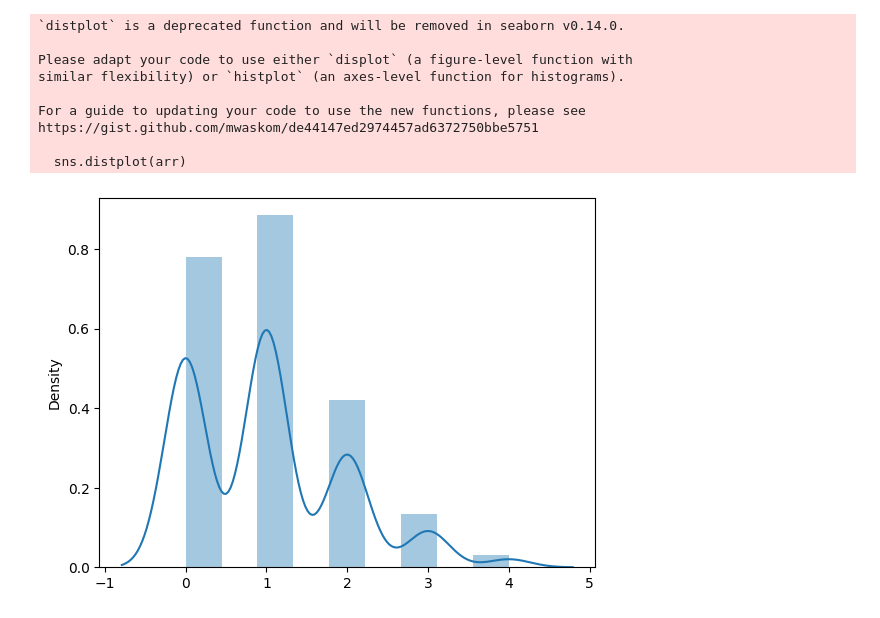
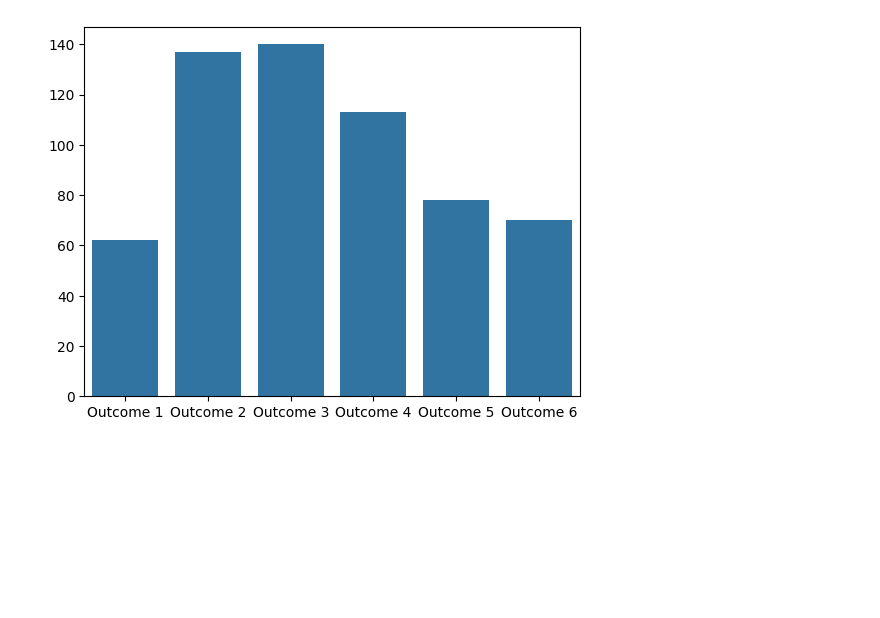
Before and after one commit to piotrpaslawski/python-refresher, a Jupyter notebook: data_distribution_repetition.ipynb, the cells around one changed output. Saved outputs shown, nothing was run; the diff lists cells and outputs as text; code cells hidden in the pictures; blank space fills up the shorter version.

```diff
--- a/data_distribution_repetition.ipynb
+++ b/data_distribution_repetition.ipynb
@@ -84,29 +66,21 @@ https://gist.github.com/mwaskom/de44147ed2974457ad6372750bbe5751
 # %%
-# Multinomial distribution for multi-nomial outcomes (e.g. dice roll)
-
 from numpy import random
 import matplotlib.pyplot as plt
 import seaborn as sns
 
 arr = random.multinomial(
-    n = 6,
-    pvals = [0.1, 0.25, 0.25, 0.15, 0.15, 0.1],
-    size = 100,
+    n=6,
+    pvals=[0.1, 0.25, 0.25, 0.15, 0.15, 0.1],
+    size=100,
 )
 
-sns.distplot(arr)
+sums = arr.sum(axis=0)
+outcomes = ['Outcome 1', 'Outcome 2', 'Outcome 3', 'Outcome 4', 'Outcome 5', 'Outcome 6']
+
+sns.barplot(x=outcomes, y=sums)
 plt.show()
 # %% [output]
-`distplot` is a deprecated function and will be removed in seaborn v0.14.0.
-
-Please adapt your code to use either `displot` (a figure-level function with
-similar flexibility) or `histplot` (an axes-level function for histograms).
-
-For a guide to updating your code to use the new functions, please see
-https://gist.github.com/mwaskom/de44147ed2974457ad6372750bbe5751
-
-  sns.distplot(arr)
-[figure, old version]
+[figure, new version]
 # %%
 # Uniform distribution where every event has equal chance of occuring
 
```
Also changed, not shown: parts of 6 cells of this notebook, 6 other files.
